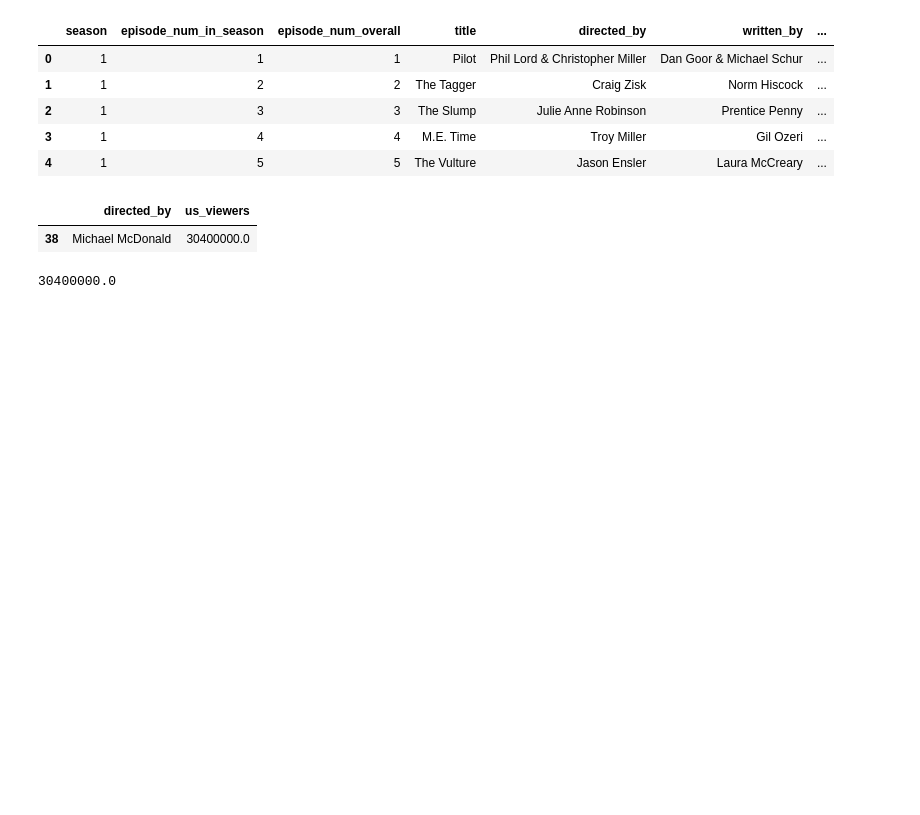
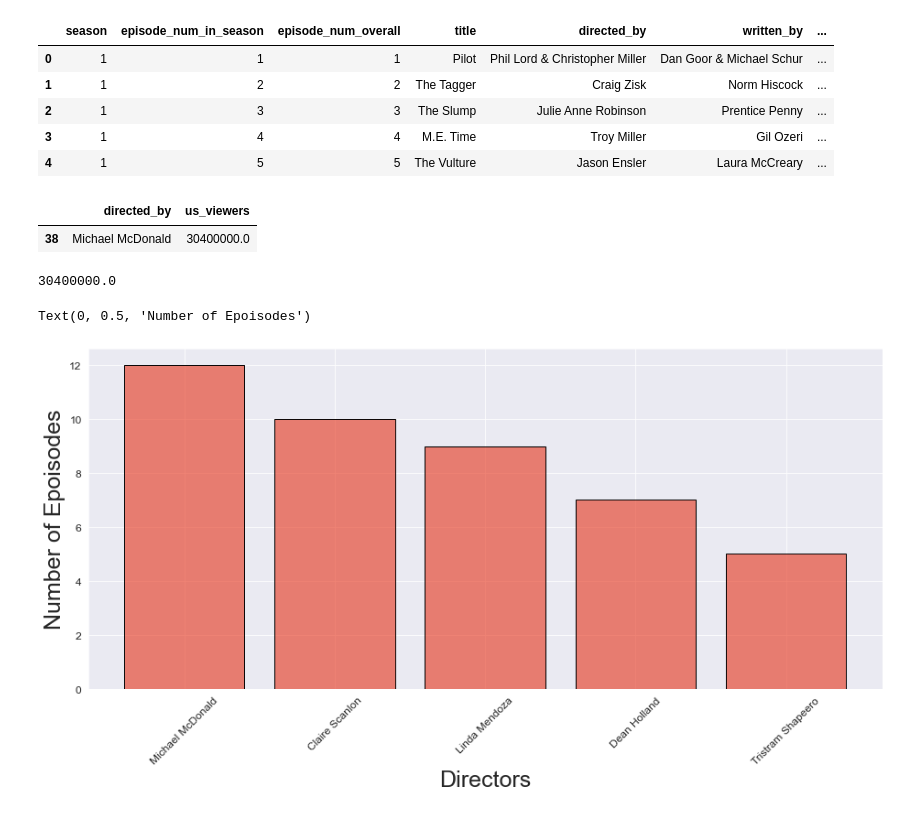
Before and after one commit to anuj561/Brooklyn-99-Data-Analysis, a Jupyter notebook: Brooklyn_99_data_analysis.ipynb, the cells around one changed output. Drawn from its saved outputs; the diff is of its cells as text; code cells hidden in the pictures; blank space fills up the shorter version.

Commit message:
Added Visualizations

```diff
--- a/Brooklyn_99_data_analysis.ipynb
+++ b/Brooklyn_99_data_analysis.ipynb
@@ -24,6 +25,19 @@ df[['directed_by','us_viewers']].groupby(['directed_by']).sum().reset_index().so
 df[df['directed_by']=='Michael McDonald']['us_viewers'].sum()
 # %% [output]
 30400000.0
+# %%
+temp_df = pd.DataFrame(df['directed_by'].value_counts().head().reset_index().rename(columns={'index':'Director','directed_by':'No. of Episodes directed'}))
+# %%
+plt.rcParams["figure.figsize"] = [13, 7]
+plt.rcParams["figure.autolayout"] = True
+plt.bar(temp_df['Director'],temp_df['No. of Episodes directed'],align='center',color=(0.9, 0.2, 0.1, 0.6),edgecolor='k')
+plt.xticks(rotation=45,size=12)
+plt.xlabel('Directors',size=25)
+plt.yticks(size=12)
+plt.ylabel('Number of Epoisodes',size=25)
+# %% [output]
+Text(0, 0.5, 'Number of Epoisodes')
+[figure, added]
 # %%
 df['directed_by'].value_counts().head()
 # %% [output]
```
Also changed, not shown: parts of 6 cells of this notebook.
